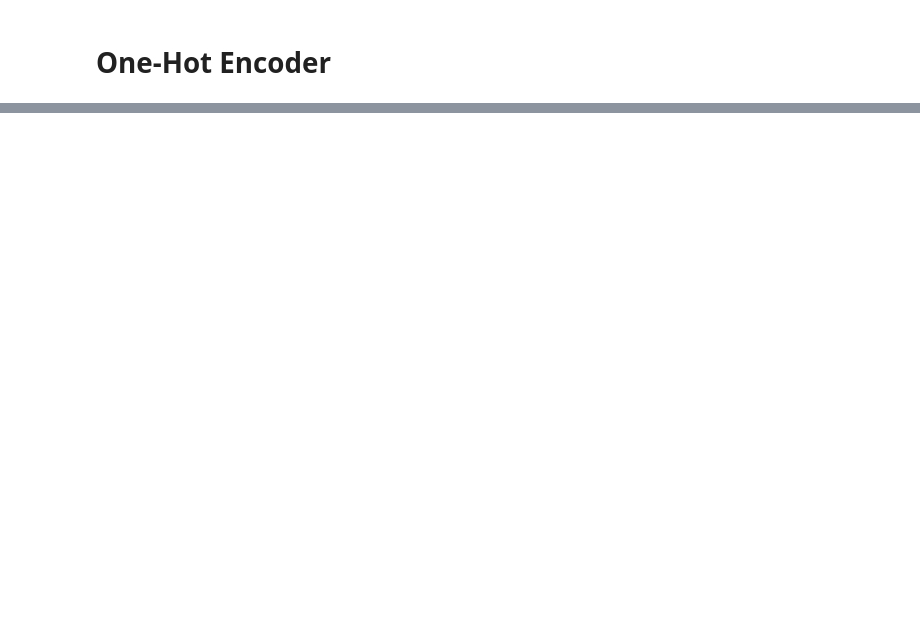
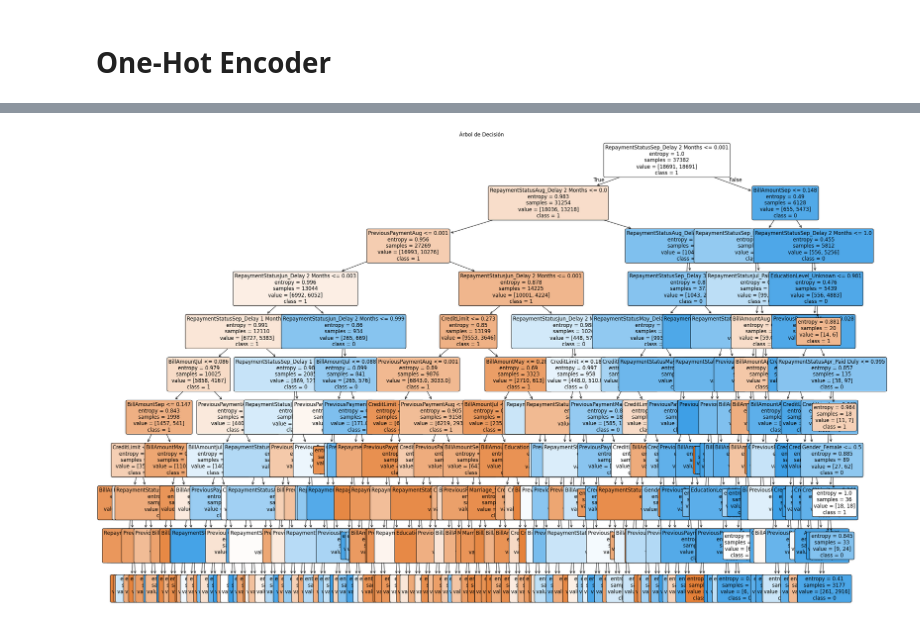
Before and after one commit to marioUnir/TFM, a Jupyter notebook: 4-Scale & One-Hot & SMOTE & Train.ipynb, the cells around one changed output, grey strips where cells are left out. Drawn from its saved outputs; the diff is of its cells as text; code cells hidden in the pictures; blank space fills up the shorter version.

Commit message:
resultados modelos

```diff
--- a/4-Scale & One-Hot & SMOTE & Train.ipynb
+++ b/4-Scale & One-Hot & SMOTE & Train.ipynb
@@ -210,0 +168,22 @@ You can try to debug the error by setting error_score='raise'.
+# %%
+from imblearn.over_sampling import SMOTE
+from sklearn.model_selection import train_test_split
+
+# Dividir los datos en entrenamiento y prueba
+X_train, X_val, y_train, y_val = train_test_split(
+    X_scaled, y, test_size=0.2, random_state=42, stratify=y
+)
+
+# Revisar la proporción inicial de clases
+print("Distribución original de y_train:")
+print(y_train.value_counts())
+
+# Inicializar SMOTE
+smote = SMOTE(random_state=42)
+
+# Aplicar SMOTE para generar un conjunto balanceado
+X_train_smote, y_train_smote = smote.fit_resample(X_train, y_train)
+
+# Revisar la nueva distribución de clases
+print("\nDistribución después de SMOTE:")
+print(y_train_smote.value_counts())
@@ -210,0 +322,21 @@ You can try to debug the error by setting error_score='raise'.
+# %%
+from sklearn.tree import plot_tree
+import matplotlib.pyplot as plt
+
+# Árbol de Decisión
+decision_tree_model = best_models["Árbol de Decisión"]
+
+# Crear la gráfica
+plt.figure(figsize=(30, 20))
+plot_tree(
+    decision_tree_model,
+    feature_names=X.columns,  # Nombres de las características (si es un DataFrame)
+    class_names=[str(cls) for cls in y.unique()],  # Nombres de las clases
+    filled=True,  # Colorear nodos según la clase predominante
+    rounded=True,  # Bordes redondeados
+    fontsize=12  # Tamaño de la fuente
+)
+plt.title("Árbol de Decisión")
+plt.show()
+# %% [output]
+[figure, added]
```
Also changed, not shown: parts of 12 cells of this notebook.
